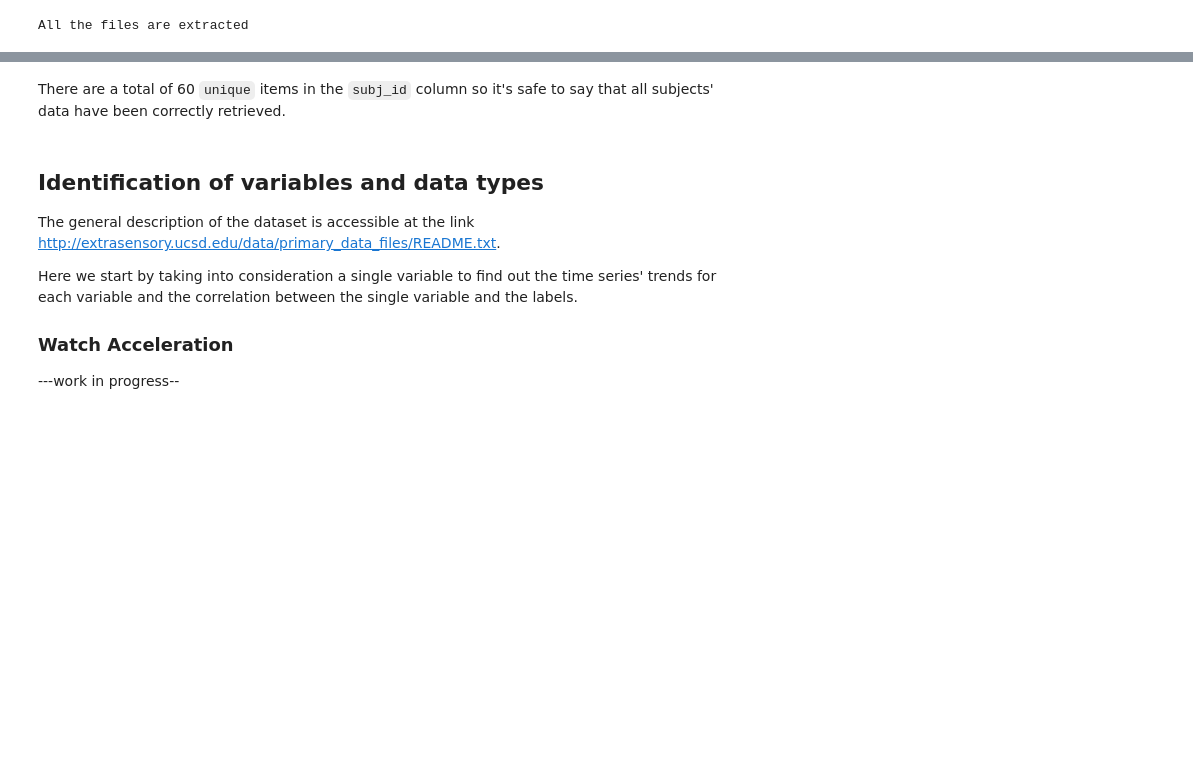
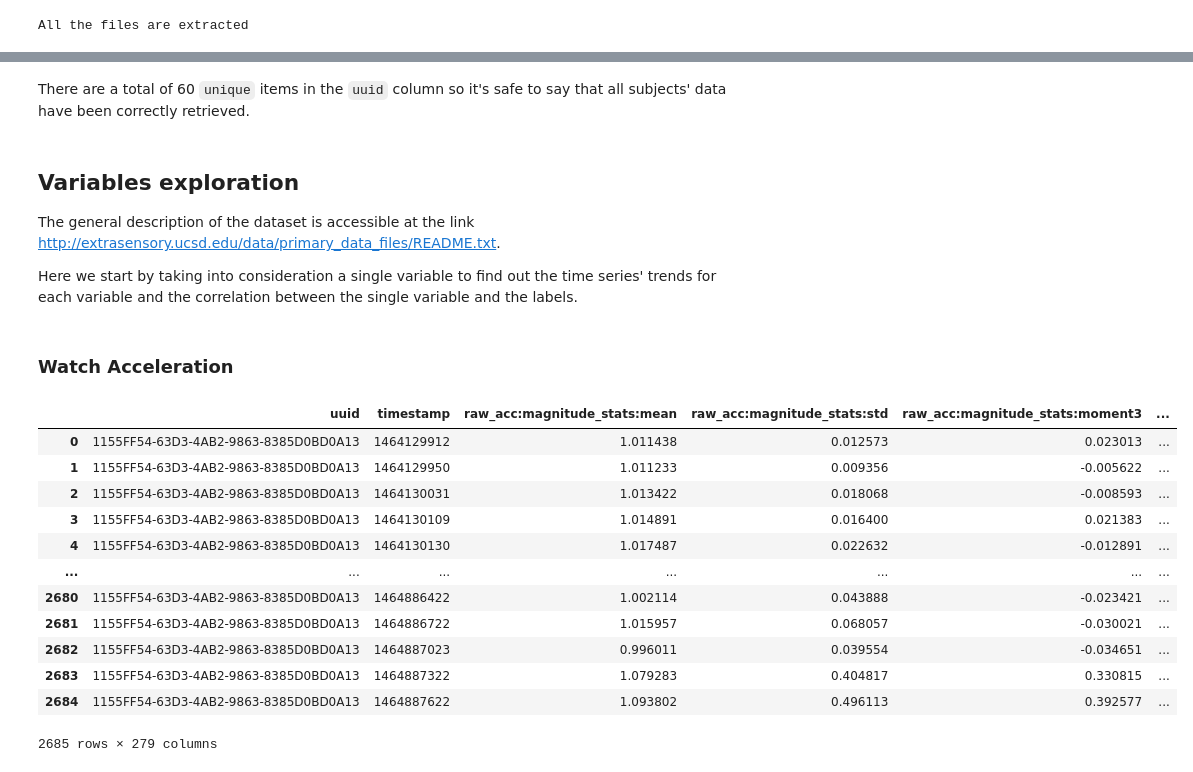
Before and after one commit to MariPS/Behavioral-Context-Recognition, a Jupyter notebook: exploratory-data-analysis.ipynb, the cells around one changed output, grey strips where cells are left out. Cells and saved outputs as stored; diff of their text form; code cells hidden in the pictures; blank space fills up the shorter version.

```diff
--- a/exploratory-data-analysis.ipynb
+++ b/exploratory-data-analysis.ipynb
@@ -62,9 +63,29 @@ Name: subj_id, dtype: object
 # %% [markdown]
-There are a total of 60 <code>unique</code> items in the <code>subj_id</code> column so it's safe to say that all subjects' data have been correctly retrieved.
+There are a total of 60 <code>unique</code> items in the <code>uuid</code> column so it's safe to say that all subjects' data have been correctly retrieved.
 # %% [markdown]
-## Identification of variables and data types
+## Variables exploration
 The general description of the dataset is accessible at the link http://extrasensory.ucsd.edu/data/primary_data_files/README.txt.
 
 Here we start by taking into consideration a single variable to find out the time series' trends for each variable and the correlation between the single variable and the labels.
-### Watch Acceleration
----work in progress--
+# %% [markdown]
+### Watch Acceleration
+# %%
+uuid = '1155FF54-63D3-4AB2-9863-8385D0BD0A13'
+user_data = df_dset.loc[df_dset['uuid']==uuid]
+user_data = user_data.copy()
+user_data.reset_index(inplace=True,drop=True)
+user_data
+# %% [output]
+|  | uuid | timestamp | raw_acc:magnitude_stats:mean | raw_acc:magnitude_stats:std | raw_acc:magnitude_stats:moment3 | ... |
+| 0 | 1155FF54-63D3-4AB2-9863-8385D0BD0A13 | 1464129912 | 1.011438 | 0.012573 | 0.023013 | ... |
+| 1 | 1155FF54-63D3-4AB2-9863-8385D0BD0A13 | 1464129950 | 1.011233 | 0.009356 | -0.005622 | ... |
+| 2 | 1155FF54-63D3-4AB2-9863-8385D0BD0A13 | 1464130031 | 1.013422 | 0.018068 | -0.008593 | ... |
+| 3 | 1155FF54-63D3-4AB2-9863-8385D0BD0A13 | 1464130109 | 1.014891 | 0.016400 | 0.021383 | ... |
+| 4 | 1155FF54-63D3-4AB2-9863-8385D0BD0A13 | 1464130130 | 1.017487 | 0.022632 | -0.012891 | ... |
+| ... | ... | ... | ... | ... | ... | ... |
+| 2680 | 1155FF54-63D3-4AB2-9863-8385D0BD0A13 | 1464886422 | 1.002114 | 0.043888 | -0.023421 | ... |
+| 2681 | 1155FF54-63D3-4AB2-9863-8385D0BD0A13 | 1464886722 | 1.015957 | 0.068057 | -0.030021 | ... |
+| 2682 | 1155FF54-63D3-4AB2-9863-8385D0BD0A13 | 1464887023 | 0.996011 | 0.039554 | -0.034651 | ... |
+| 2683 | 1155FF54-63D3-4AB2-9863-8385D0BD0A13 | 1464887322 | 1.079283 | 0.404817 | 0.330815 | ... |
+| 2684 | 1155FF54-63D3-4AB2-9863-8385D0BD0A13 | 1464887622 | 1.093802 | 0.496113 | 0.392577 | ... |
+2685 rows × 279 columns
```
Also changed, not shown: parts of 5 cells of this notebook.
